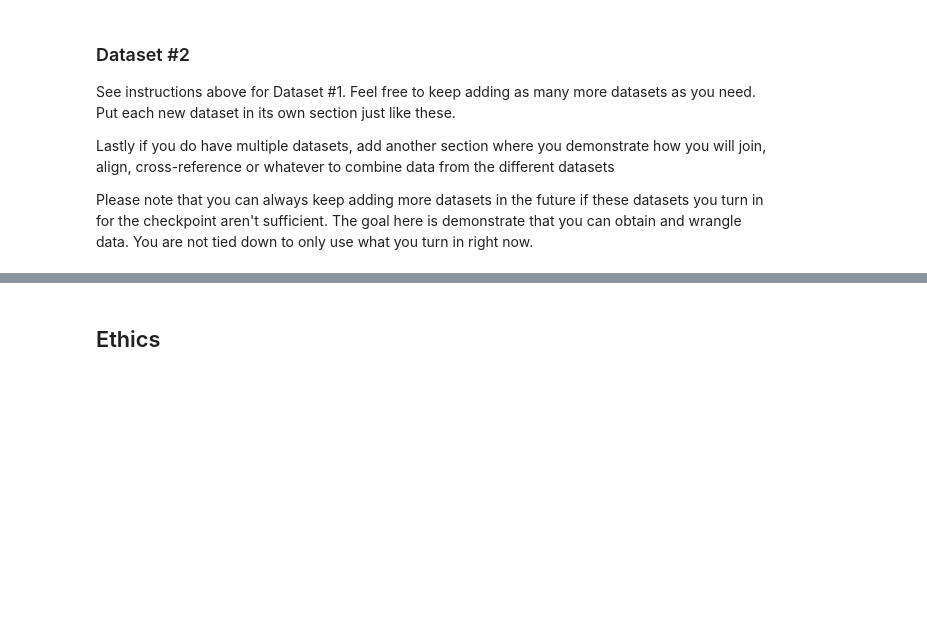
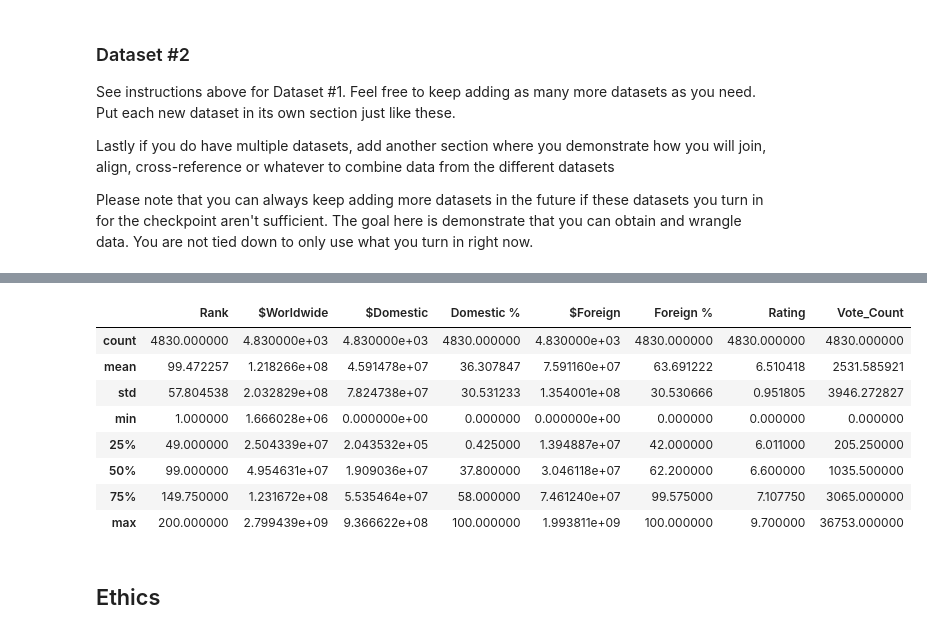
Before and after one commit to COGS108/Group138_WI26, a Jupyter notebook: 01-DataCheckpoint.ipynb, the cells around one changed output, grey strips where cells are left out. Saved outputs shown, nothing was run; the diff lists cells and outputs as text; code cells hidden in the pictures; blank space fills up the shorter version.

```diff
--- a/01-DataCheckpoint.ipynb
+++ b/01-DataCheckpoint.ipynb
@@ -276,0 +329,16 @@ Please note that you can always keep adding more datasets in the future if these
+# %%
+enhanced_box_office_data = enhanced_box_office_data.dropna()
+# %%
+enhanced_box_office_data.describe()
+
+# all the data types seem to have parsed correctly
+# %% [output]
+|  | Rank | $Worldwide | $Domestic | Domestic % | $Foreign | Foreign % | Rating | Vote_Count |
+| count | 4830.000000 | 4.830000e+03 | 4.830000e+03 | 4830.000000 | 4.830000e+03 | 4830.000000 | 4830.000000 | 4830.000000 |
+| mean | 99.472257 | 1.218266e+08 | 4.591478e+07 | 36.307847 | 7.591160e+07 | 63.691222 | 6.510418 | 2531.585921 |
+| std | 57.804538 | 2.032829e+08 | 7.824738e+07 | 30.531233 | 1.354001e+08 | 30.530666 | 0.951805 | 3946.272827 |
+| min | 1.000000 | 1.666028e+06 | 0.000000e+00 | 0.000000 | 0.000000e+00 | 0.000000 | 0.000000 | 0.000000 |
+| 25% | 49.000000 | 2.504339e+07 | 2.043532e+05 | 0.425000 | 1.394887e+07 | 42.000000 | 6.011000 | 205.250000 |
+| 50% | 99.000000 | 4.954631e+07 | 1.909036e+07 | 37.800000 | 3.046118e+07 | 62.200000 | 6.600000 | 1035.500000 |
+| 75% | 149.750000 | 1.231672e+08 | 5.535464e+07 | 58.000000 | 7.461240e+07 | 99.575000 | 7.107750 | 3065.000000 |
+| max | 200.000000 | 2.799439e+09 | 9.366622e+08 | 100.000000 | 1.993811e+09 | 100.000000 | 9.700000 | 36753.000000 |
```
Also changed, not shown: parts of 8 cells of this notebook.
